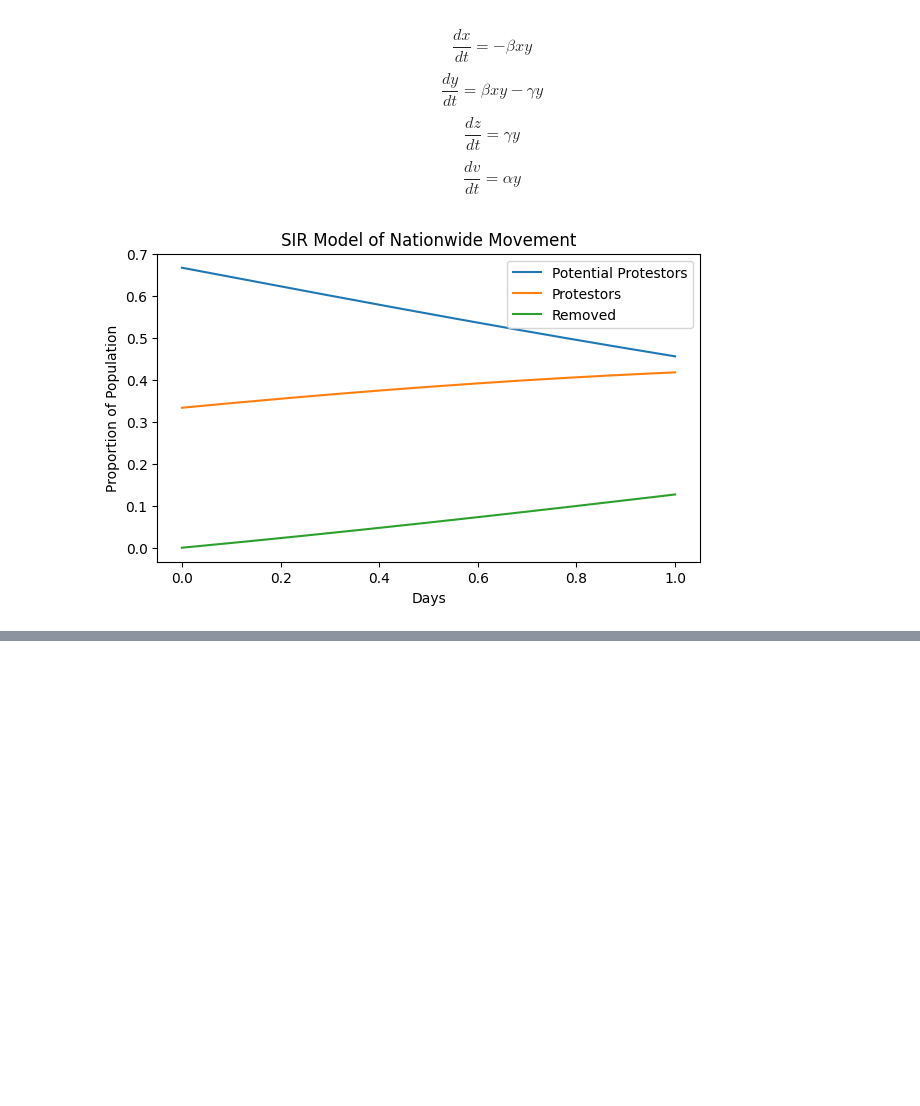
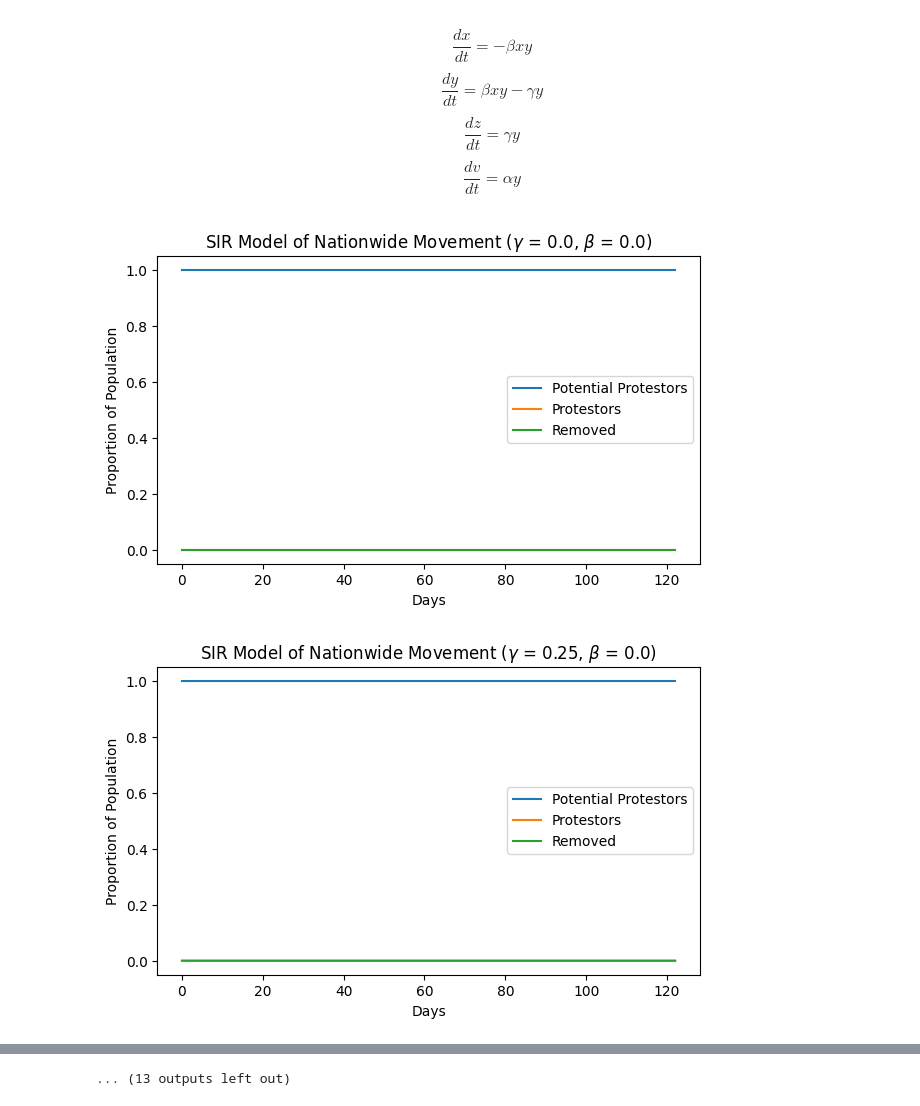
Before and after one commit to fletchmur/riot-modeling, a Jupyter notebook: base.ipynb, the cells around one changed output, grey strips where cells are left out. Saved outputs shown, nothing was run; the diff lists cells and outputs as text; code cells hidden in the pictures; blank space fills up the shorter version.

```diff
--- a/base.ipynb
+++ b/base.ipynb
@@ -65,45 +65,44 @@ sol = solve_ivp(ode, (t0, tf), y0, t_eval=np.linspace(t0, tf, 150))
 # define our coefficients
 # if beta and gamma are distributions, I'm assuming they are in respect to time
 beta_lst = np.linspace(0, 1, 5)
-beta_lst = [1]
 gamma_lst = np.linspace(0, 1, 5)
-gamma_lst = [1/3]
 alpha = 1
 
 # define our initial parameters
 city_pop = 3e5
-init_rioters = 1e5
+init_rioters = 5
 init_removals = 0
 init_events = 0
 
 for beta in beta_lst:
     for gamma in gamma_lst:
         # define our riot ode system as specified above
         def ode(t, x):
             return np.array([-beta * x[0] * x[1],
                              beta * x[0] * x[1] - gamma * x[1],
                              gamma * x[1]])
                              # alpha*x[0]]
 
         # define the time parameters (hours)
         t0 = 0
-        tf = 1
-        t = np.linspace(t0, tf, 150)
+        tf = 122
+        t = np.linspace(t0, tf, 200)
 
         # define the initial condition
         y0 = np.array([(city_pop - init_rioters)/city_pop, init_rioters/city_pop, init_removals/city_pop])
 
         #solve the system
         sol = solve_ivp(ode, (t0, tf), y0, t_eval=t)
         # plot SIR model
         plt.figure(figsize=(7, 4))
         plt.plot(t, sol.y[0], label='Potential Protestors')
         plt.plot(t, sol.y[1], label='Protestors')
         plt.plot(t, sol.y[2], label='Removed')
         plt.xlabel("Days")
         plt.ylabel("Proportion of Population")
-        plt.title("SIR Model of Nationwide Movement")
+        plt.title(f"SIR Model of Nationwide Movement ($\\gamma$ = {round(gamma, 2)}, $\\beta$ = {round(beta, 2)})")
         plt.legend()
         plt.show()
 # %% [output]
-[figure, old version]
+[figure, new version]
+[figure, added]
@@ -109,0 +119 @@ for beta in beta_lst:
+... (13 outputs left out)
```
Also changed, not shown: parts of 2 cells of this notebook.
